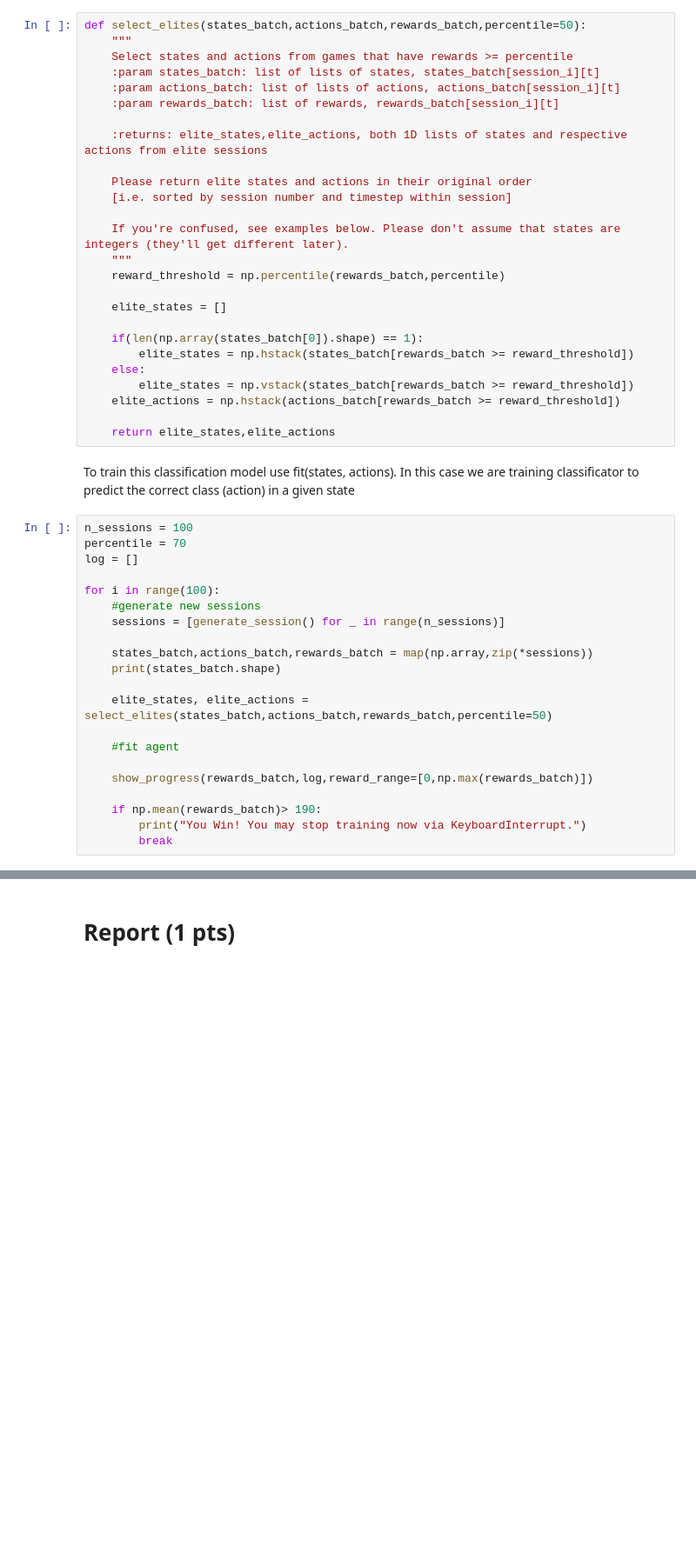
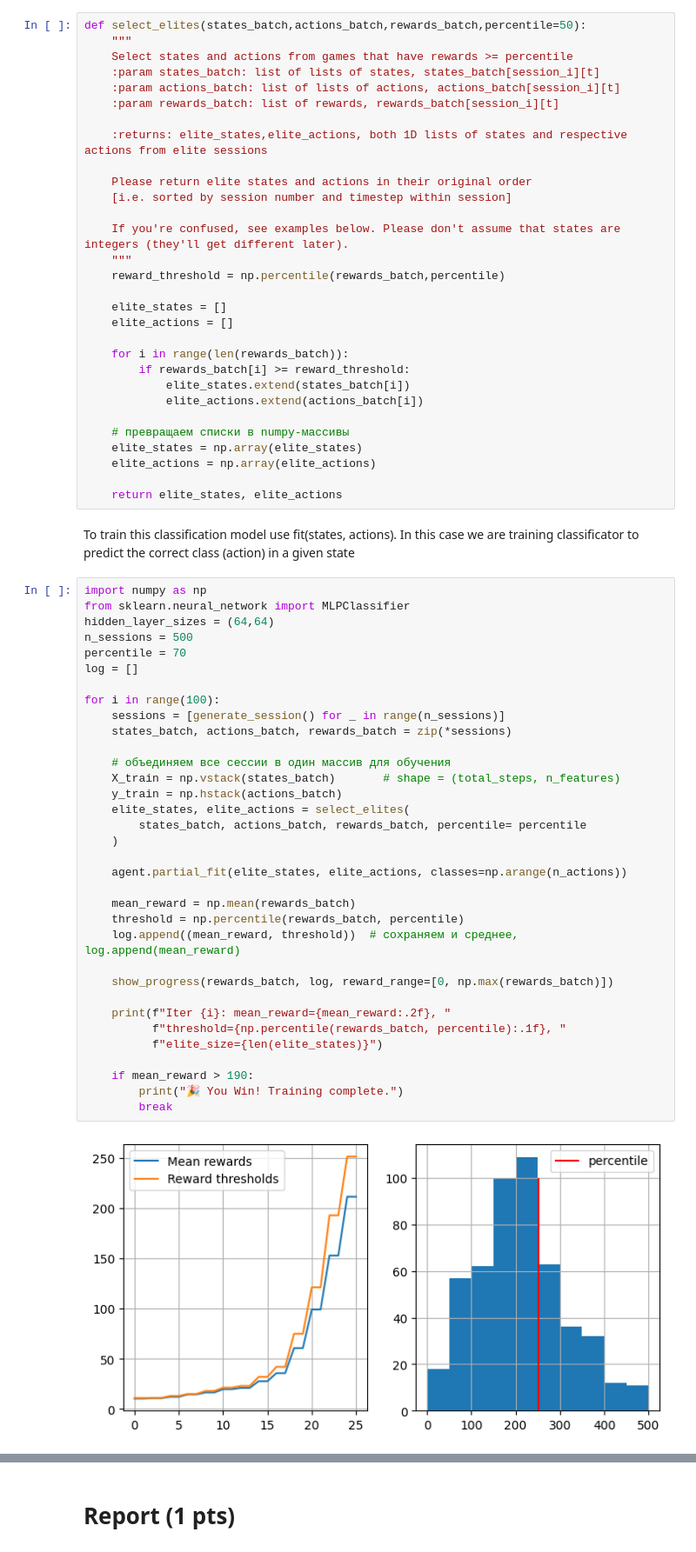
Before and after one commit to MaxKholodov1/AESC_ML_11, a Jupyter notebook: Task3/crossentropy_method_practice_easy.ipynb, the cells around one changed output, grey strips where cells are left out. Shown: that part at 87% size. Cells and saved outputs as stored; diff of their text form; blank space fills up the shorter version.

```diff
--- a/Task3/crossentropy_method_practice_easy.ipynb
+++ b/Task3/crossentropy_method_practice_easy.ipynb
@@ -497,34 +524,53 @@ def select_elites(states_batch,actions_batch,rewards_batch,percentile=50):
     reward_threshold = np.percentile(rewards_batch,percentile)
 
     elite_states = []
+    elite_actions = []
 
-    if(len(np.array(states_batch[0]).shape) == 1):
-        elite_states = np.hstack(states_batch[rewards_batch >= reward_threshold])
-    else:
-        elite_states = np.vstack(states_batch[rewards_batch >= reward_threshold])
-    elite_actions = np.hstack(actions_batch[rewards_batch >= reward_threshold])
+    for i in range(len(rewards_batch)):
+        if rewards_batch[i] >= reward_threshold:
+            elite_states.extend(states_batch[i])
+            elite_actions.extend(actions_batch[i])
 
-    return elite_states,elite_actions
+    # превращаем списки в numpy-массивы
+    elite_states = np.array(elite_states)
+    elite_actions = np.array(elite_actions)
+
+    return elite_states, elite_actions
 # %% [markdown]
 To train this classification model use fit(states, actions). In this case we are training classificator to predict the correct class (action) in a given state
 # %%
-n_sessions = 100
+import numpy as np
+from sklearn.neural_network import MLPClassifier
+hidden_layer_sizes = (64,64)
+n_sessions = 500
 percentile = 70
 log = []
 
 for i in range(100):
-    #generate new sessions
     sessions = [generate_session() for _ in range(n_sessions)]
+    states_batch, actions_batch, rewards_batch = zip(*sessions)
 
-    states_batch,actions_batch,rewards_batch = map(np.array,zip(*sessions))
-    print(states_batch.shape)
+    # объединяем все сессии в один массив для обучения
+    X_train = np.vstack(states_batch)       # shape = (total_steps, n_features)
+    y_train = np.hstack(actions_batch)
+    elite_states, elite_actions = select_elites(
+        states_batch, actions_batch, rewards_batch, percentile= percentile
+    )
 
-    elite_states, elite_actions = select_elites(states_batch,actions_batch,rewards_batch,percentile=50)
+    agent.partial_fit(elite_states, elite_actions, classes=np.arange(n_actions))
 
-    #fit agent
+    mean_reward = np.mean(rewards_batch)
+    threshold = np.percentile(rewards_batch, percentile)
+    log.append((mean_reward, threshold))  # сохраняем и среднее,    log.append(mean_reward)
 
-    show_progress(rewards_batch,log,reward_range=[0,np.max(rewards_batch)])
+    show_progress(rewards_batch, log, reward_range=[0, np.max(rewards_batch)])
 
-    if np.mean(rewards_batch)> 190:
-        print("You Win! You may stop training now via KeyboardInterrupt.")
+    print(f"Iter {i}: mean_reward={mean_reward:.2f}, "
+          f"threshold={np.percentile(rewards_batch, percentile):.1f}, "
+          f"elite_size={len(elite_states)}")
+
+    if mean_reward > 190:
+        print("🎉 You Win! Training complete.")
         break
+# %% [output]
+[figure, added]
```
Also changed, not shown: parts of 13 cells of this notebook, 1 other file.
